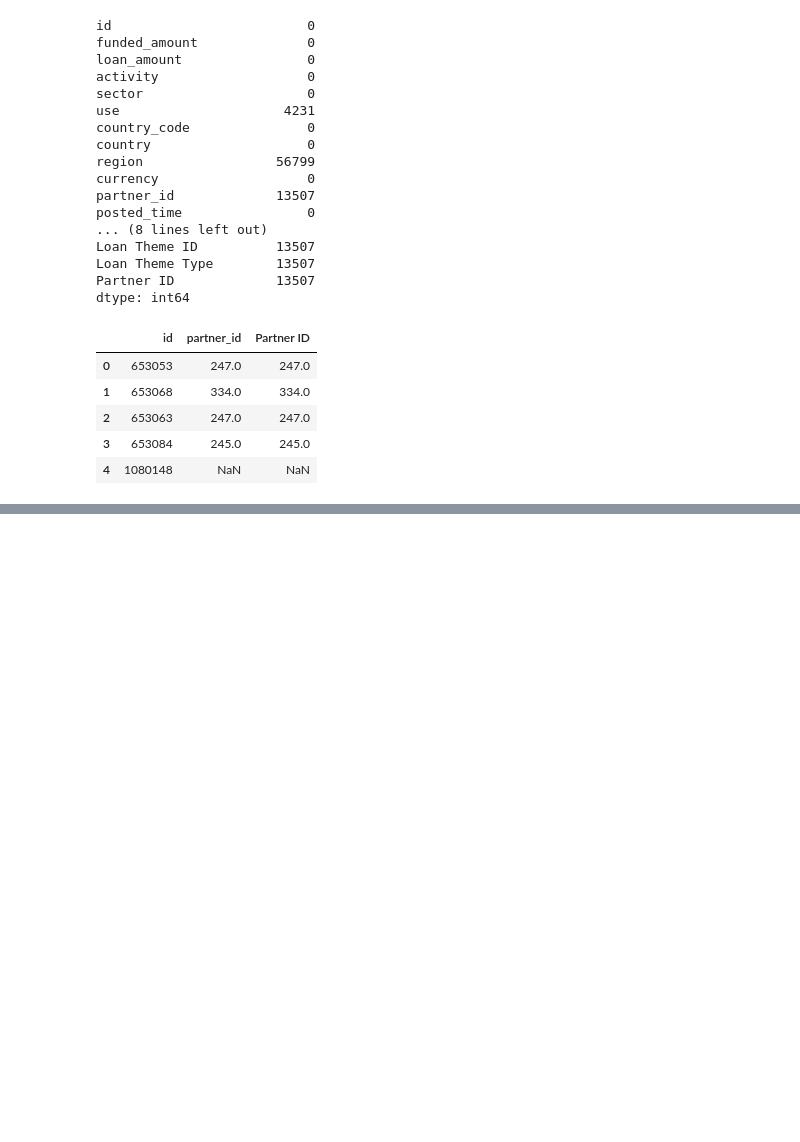
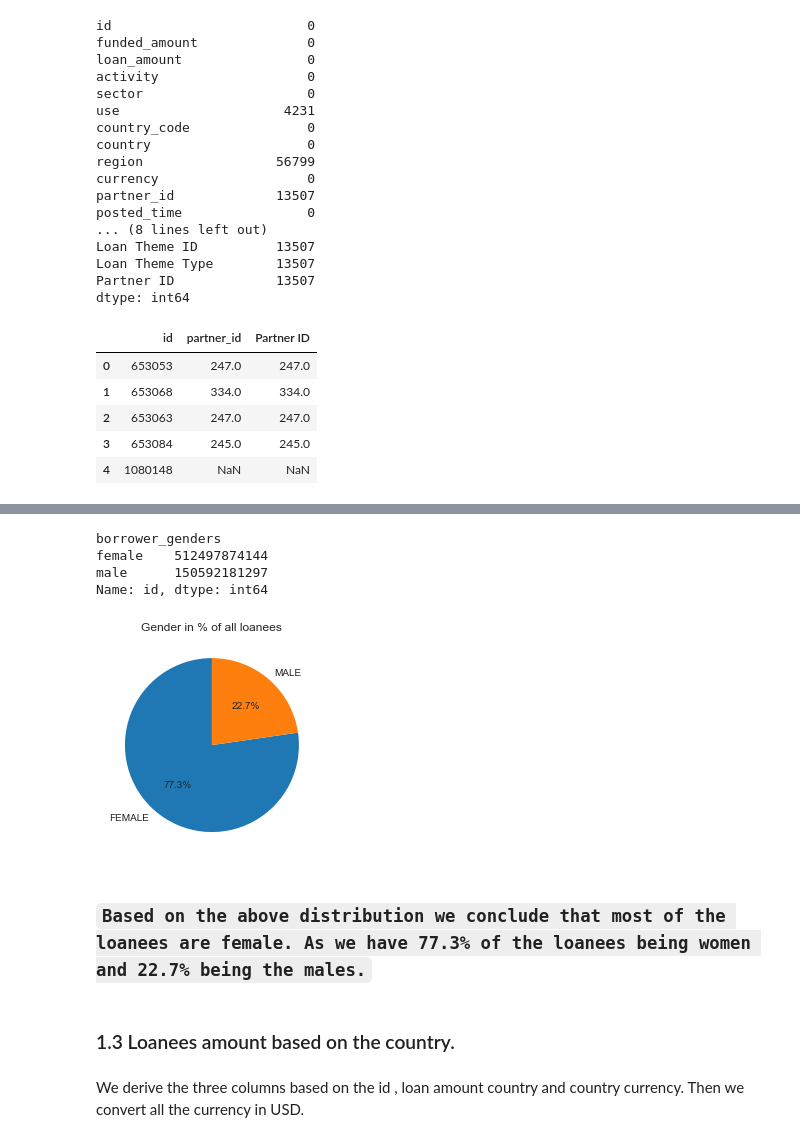
Before and after one commit to Kibugu/assignment-1-Kibugu, a Jupyter notebook: Kiva_funding.ipynb, the cells around one changed output, grey strips where cells are left out. Saved outputs shown, nothing was run; the diff lists cells and outputs as text; code cells hidden in the pictures; blank space fills up the shorter version.

```diff
--- a/Kiva_funding.ipynb
+++ b/Kiva_funding.ipynb
@@ -476,0 +544,24 @@ df13[['id','partner_id','Partner ID']].head()
+# %%
+df13.groupby('borrower_genders')['id'].sum()
+# %% [output]
+borrower_genders
+female    512497874144
+male      150592181297
+Name: id, dtype: int64
+# %%
+id=[512497874144,150592181297]
+borrower_genders=['FEMALE','MALE']
+# %%
+# to show the no of borrowers based on the gender using the pie chart on the percentages.
+import matplotlib.pyplot as plt
+plt.pie(id, labels=borrower_genders, startangle=90, autopct='%.1f%%')
+plt.title('Gender in % of all loanees')
+plt.show()
+# %% [output]
+[figure, added]
+# %% [markdown]
+### `Based on the above distribution we conclude that most of the loanees are female. As we have 77.3% of the loanees being women and 22.7% being the males.`
+# %% [markdown]
+### 1.3 Loanees amount based on the country.
+# %% [markdown]
+We derive the three columns based on the id , loan amount  country and country currency. Then we convert all the currency in USD.
```
Also changed, not shown: parts of 50 cells of this notebook.
